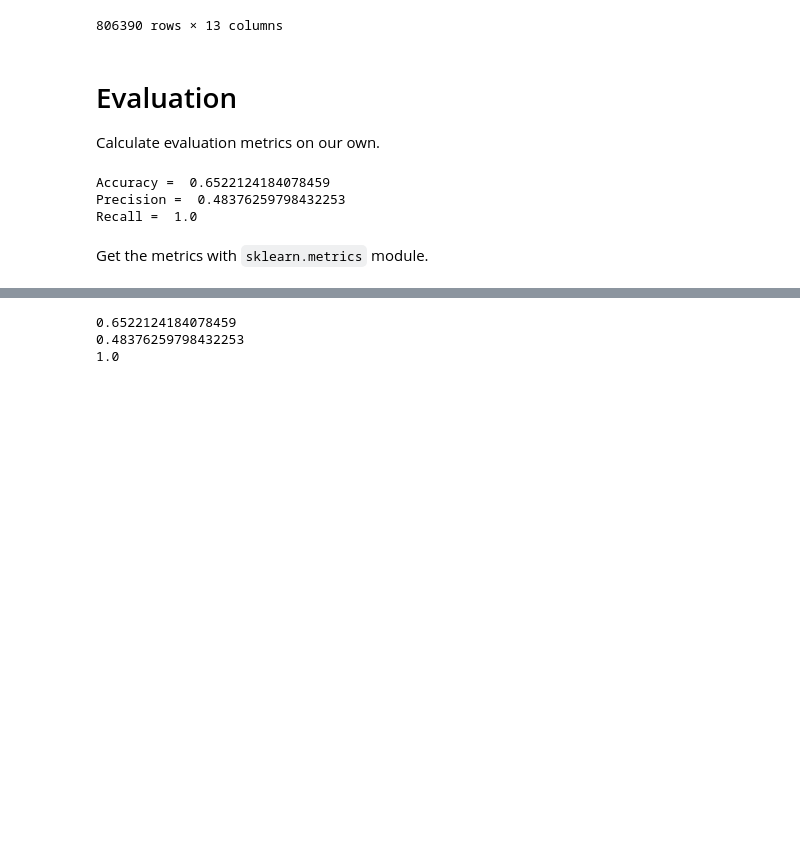
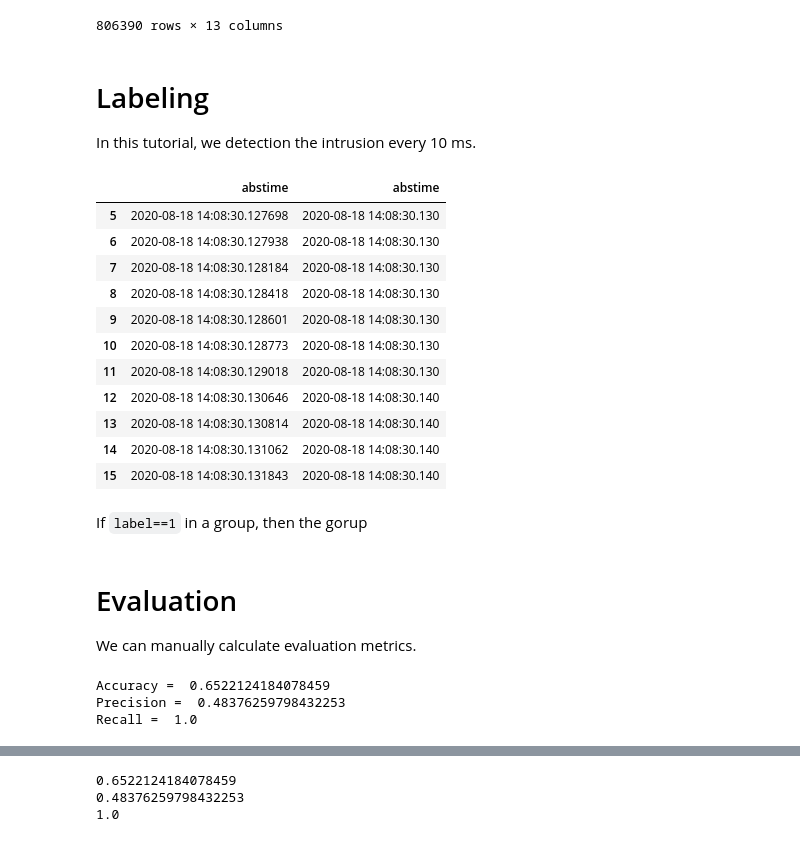
Before and after one commit to hksecurity/2022-StudyTour-UWA-KU, a Jupyter notebook: 2_time_interval_based_IDS.ipynb, the cells around one changed output, grey strips where cells are left out. Saved outputs shown, nothing was run; the diff lists cells and outputs as text; code cells hidden in the pictures; blank space fills up the shorter version.

```diff
--- a/2_time_interval_based_IDS.ipynb
+++ b/2_time_interval_based_IDS.ipynb
@@ -111,6 +106,28 @@ df_intrusion
 df_intrusion['y_predicted'] = 0  # Init a column with 0
 df_detected = df_intrusion.query('not (threshold_low <= Timedelta <= threshold_high)')
 df_intrusion.loc[df_detected.index, 'y_predicted'] = 1
+# %% [markdown]
+# Labeling
+
+In this tutorial, we detection the intrusion every 10 ms.
+# %%
+abstime_ceil = df_intrusion['abstime'].dt.ceil('10ms').rename('ceiled')
+pd.concat([df_intrusion['abstime'], abstime_ceil], axis=1).loc[5:15]
+# %% [output]
+|  | abstime | abstime |
+| 5 | 2020-08-18 14:08:30.127698 | 2020-08-18 14:08:30.130 |
+| 6 | 2020-08-18 14:08:30.127938 | 2020-08-18 14:08:30.130 |
+| 7 | 2020-08-18 14:08:30.128184 | 2020-08-18 14:08:30.130 |
+| 8 | 2020-08-18 14:08:30.128418 | 2020-08-18 14:08:30.130 |
+| 9 | 2020-08-18 14:08:30.128601 | 2020-08-18 14:08:30.130 |
+| 10 | 2020-08-18 14:08:30.128773 | 2020-08-18 14:08:30.130 |
+| 11 | 2020-08-18 14:08:30.129018 | 2020-08-18 14:08:30.130 |
+| 12 | 2020-08-18 14:08:30.130646 | 2020-08-18 14:08:30.140 |
+| 13 | 2020-08-18 14:08:30.130814 | 2020-08-18 14:08:30.140 |
+| 14 | 2020-08-18 14:08:30.131062 | 2020-08-18 14:08:30.140 |
+| 15 | 2020-08-18 14:08:30.131843 | 2020-08-18 14:08:30.140 |
+# %% [markdown]
+If `label==1` in a group, then the gorup
 # %%
 abstime_ceil = df_intrusion['abstime'].dt.ceil('10ms')
 y = df_intrusion.groupby(abstime_ceil)['y'].max()
@@ -118,7 +135,7 @@ y_predicted = df_intrusion.groupby(abstime_ceil)['y_predicted'].max()
 # %% [markdown]
 # Evaluation
 
-Calculate evaluation metrics on our own.
+We can manually calculate evaluation metrics.
 # %%
 tn, fp = ((y==0) & (y_predicted==0)), ((y==0) & (y_predicted==1))
 fn, tp = ((y==1) & (y_predicted==0)), ((y==1) & (y_predicted==1))
@@ -131,5 +148,3 @@ print('Recall = ', (tp.sum()) / (fn.sum() + tp.sum()))
 Accuracy =  0.6522124184078459
 Precision =  0.48376259798432253
 Recall =  1.0
-# %% [markdown]
-Get the metrics with `sklearn.metrics` module.
```
Also changed, not shown: parts of 8 cells of this notebook, 4 other files.
